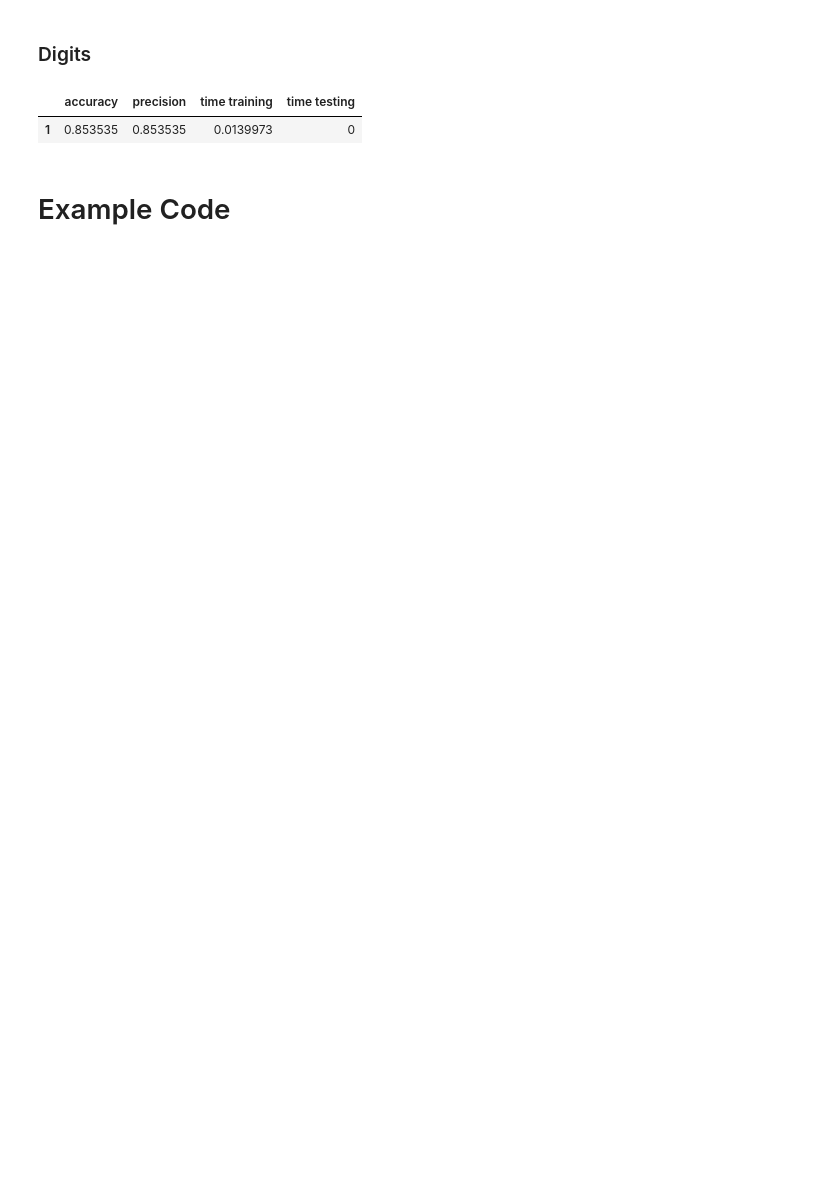
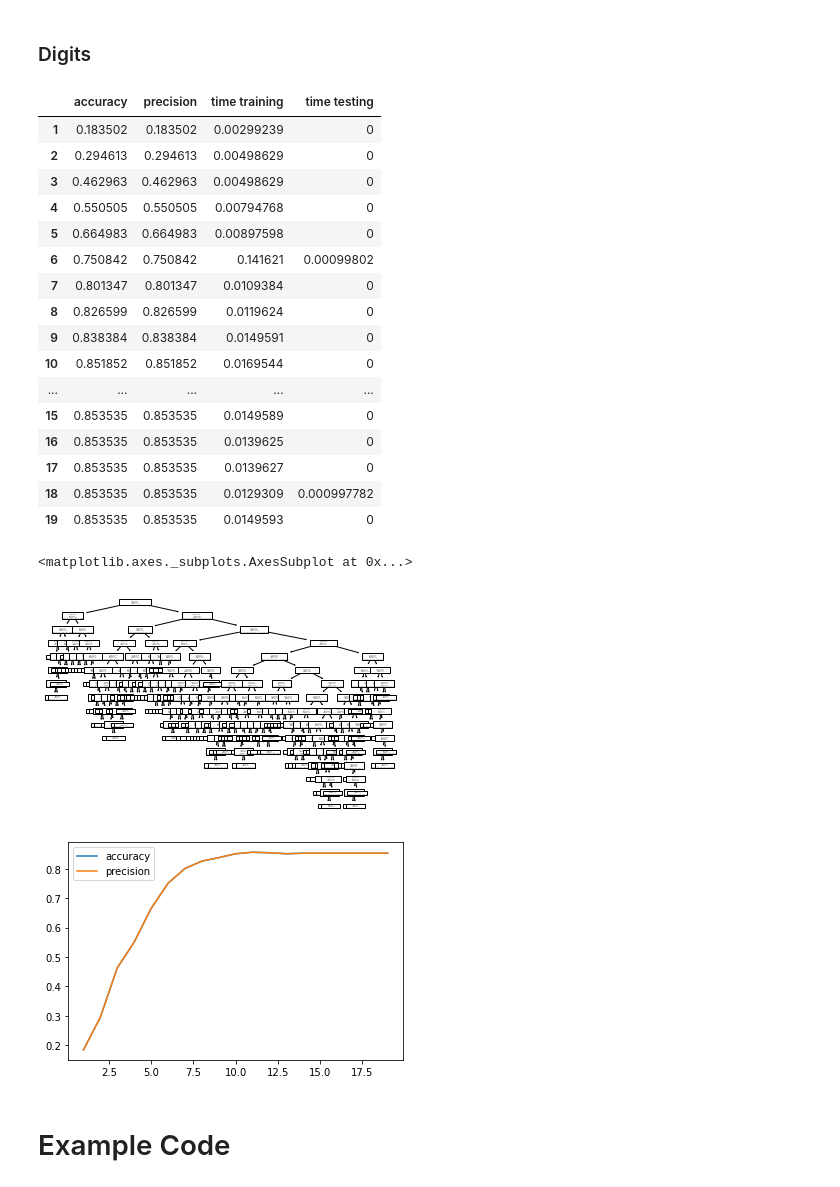
Before and after one commit to kocmana/tw_mle_exercise2, a Jupyter notebook: tw_mle_exercise2.ipynb, the cells around one changed output. Saved outputs shown, nothing was run; the diff lists cells and outputs as text; code cells hidden in the pictures; blank space fills up the shorter version.

Commit message:
small fixes, variable decision tree depth

```diff
--- a/tw_mle_exercise2.ipynb
+++ b/tw_mle_exercise2.ipynb
@@ -139,13 +141,13 @@ knn_results_iris[['accuracy','precision']].plot.line()
 from sklearn import neighbors
 
 # load the digit dataset
-dataSet = datasets.load_iris()
+dataSet = datasets.load_digits()
 
 # Shuffle our input data
 randomState=24 # change the state with the numeric parts of your matrikelnummer; if you are in a group, use the sume of the numeric parts
 data, target = shuffle(dataSet.data, dataSet.target, random_state=randomState)
 
-testvalues = range(1,12)
+testvalues = range(1,50)
 
 # Prepare dataframe for results
 knn_results_numbers = pd.DataFrame(columns=['accuracy','precision','time training', 'time testing'], index=testvalues)
@@ -442,48 +469,75 @@ display(decision_tree_results_iris)
 # %%
 from sklearn import tree
 
-# load the Iris dataset
+# load the digit dataset
 dataSet = datasets.load_digits()
 
 # Shuffle our input data
 randomState=24  # change the state with the numeric parts of your matrikelnummer; if you are in a group, use the sume of the numeric parts
                 # se19m024
+
+# max depth values
+max_depth_values = range(1,20)
+
 data, target = shuffle(dataSet.data, dataSet.target, random_state=randomState)
 
 # Prepare dataframe for results
-decision_tree_results_digits = pd.DataFrame(columns=['accuracy','precision','time training', 'time testing'], index=[1])
+decision_tree_results_digits = pd.DataFrame(columns=['accuracy','precision','time training', 'time testing'], index=max_depth_values)
+
 
 # Prepare a train/test set split
 # split 2/3 1/3 into training & test set
 # We use the random number generator state +1; this will influence how our data is split
 X_train, X_test, y_train, y_test = train_test_split(data, target, test_size=0.33, random_state=(randomState+1))
 
-classifier = tree.DecisionTreeClassifier(criterion='gini')
-classifier.random_state = randomState
-start_time_train = time.time()
-classifier.fit(X_train, y_train)
-end_time_train = time.time()
+for max_depth in max_depth_values:
+    classifier = tree.DecisionTreeClassifier(criterion='gini', max_depth=max_depth)
+    classifier.random_state = randomState
+    start_time_train = time.time()
+    classifier.fit(X_train, y_train)
+    end_time_train = time.time()
 
-# predict the test set on our trained classifier
-start_time_test = time.time()
-y_test_predicted = classifier.predict(X_test)
-end_time_test = time.time()
+    # predict the test set on our trained classifier
+    start_time_test = time.time()
+    y_test_predicted = classifier.predict(X_test)
+    end_time_test = time.time()
 
-# Compute metrics
-acc=metrics.accuracy_score(y_test, y_test_predicted)
-precision=metrics.precision_score(y_test, y_test_predicted, average="micro")
+    # Compute metrics
+    acc=metrics.accuracy_score(y_test, y_test_predicted)
+    precision=metrics.precision_score(y_test, y_test_predicted, average="micro")
 
-decision_tree_results_digits.loc[1] = pd.Series({
-    'accuracy':acc,
-    'precision':precision,
-    'time training':end_time_train-start_time_train,
-    'time testing':end_time_test-start_time_test
-})
+    tree.plot_tree(classifier.fit(dataSet.data, dataSet.target))
+
+    decision_tree_results_digits.loc[max_depth] = pd.Series({
+        'accuracy':acc,
+        'precision':precision,
+        'time training':end_time_train-start_time_train,
+        'time testing':end_time_test-start_time_test
+    })
 
 display(decision_tree_results_digits)
+decision_tree_results_digits[['accuracy','precision']].plot.line()
 # %% [output]
 |  | accuracy | precision | time training | time testing |
-| 1 | 0.853535 | 0.853535 | 0.0139973 | 0 |
+| 1 | 0.183502 | 0.183502 | 0.00299239 | 0 |
+| 2 | 0.294613 | 0.294613 | 0.00498629 | 0 |
+| 3 | 0.462963 | 0.462963 | 0.00498629 | 0 |
+| 4 | 0.550505 | 0.550505 | 0.00794768 | 0 |
+| 5 | 0.664983 | 0.664983 | 0.00897598 | 0 |
+| 6 | 0.750842 | 0.750842 | 0.141621 | 0.00099802 |
+| 7 | 0.801347 | 0.801347 | 0.0109384 | 0 |
+| 8 | 0.826599 | 0.826599 | 0.0119624 | 0 |
+| 9 | 0.838384 | 0.838384 | 0.0149591 | 0 |
+| 10 | 0.851852 | 0.851852 | 0.0169544 | 0 |
+| ... | ... | ... | ... | ... |
+| 15 | 0.853535 | 0.853535 | 0.0149589 | 0 |
+| 16 | 0.853535 | 0.853535 | 0.0139625 | 0 |
+| 17 | 0.853535 | 0.853535 | 0.0139627 | 0 |
+| 18 | 0.853535 | 0.853535 | 0.0129309 | 0.000997782 |
+| 19 | 0.853535 | 0.853535 | 0.0149593 | 0 |
+<matplotlib.axes._subplots.AxesSubplot at 0x...>
+[figure, added]
+[figure, added]
 # %% [markdown]
 # Example Code
 # %%
```
Also changed, not shown: parts of 7 cells of this notebook.
